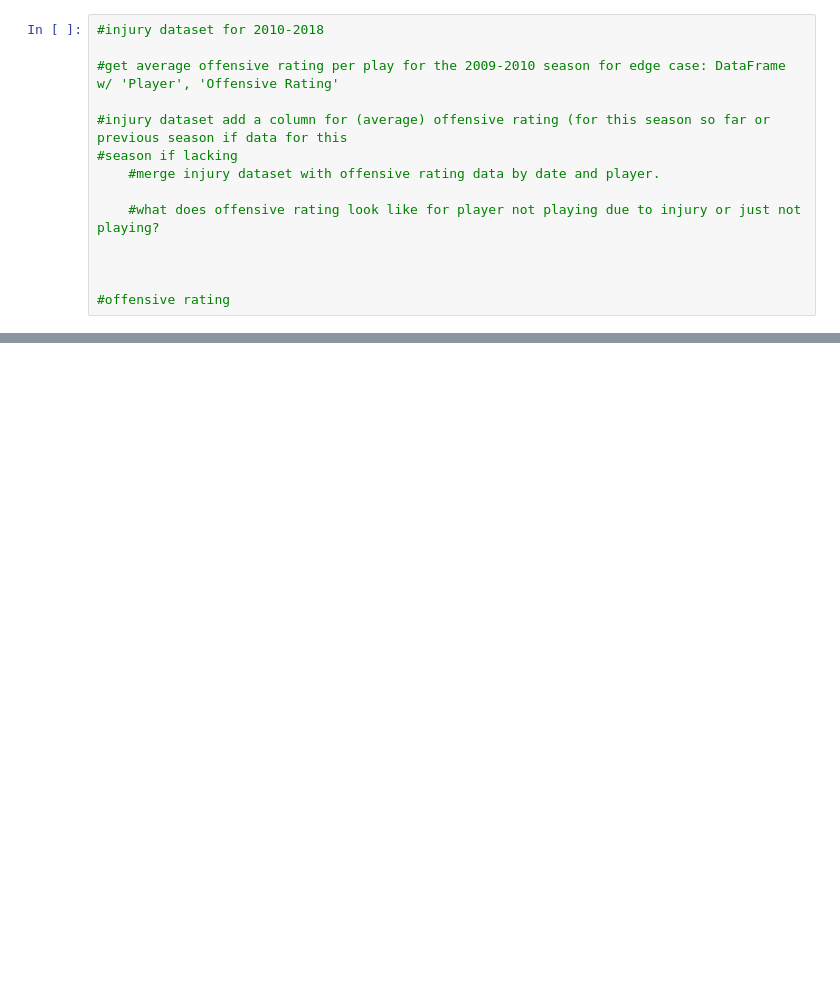
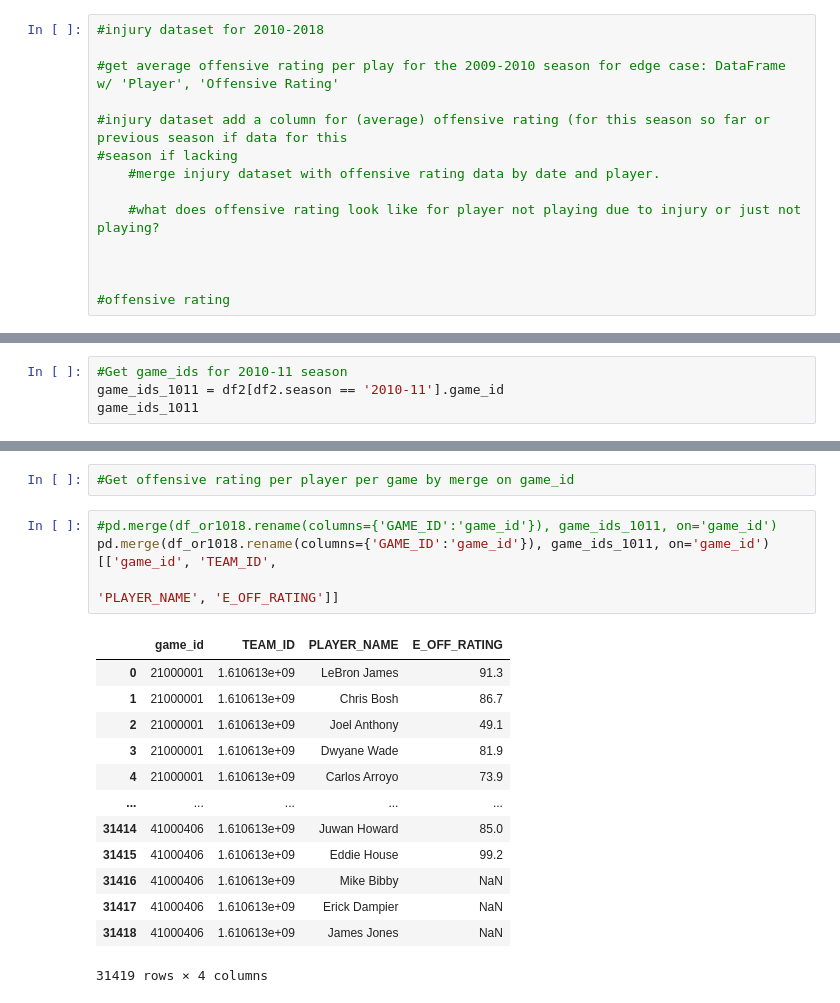
Before and after one commit to pauljacob/DSCapstone2, a Jupyter notebook: 02_Data_Wrangling/csvoutput_02_data_wrangling_6date_team_id_player_name_A_v3.ipynb, the cells around one changed output, grey strips where cells are left out. Cells and saved outputs as stored; diff of their text form; blank space fills up the shorter version.

```diff
--- a/02_Data_Wrangling/csvoutput_02_data_wrangling_6date_team_id_player_name_A_v3.ipynb
+++ b/02_Data_Wrangling/csvoutput_02_data_wrangling_6date_team_id_player_name_A_v3.ipynb
@@ -1007,0 +1056,4 @@ memory usage: 46.4+ MB
+# %%
+#Get game_ids for 2010-11 season
+game_ids_1011 = df2[df2.season == '2010-11'].game_id
+game_ids_1011
@@ -1007,0 +1073,20 @@ memory usage: 46.4+ MB
+# %%
+#Get offensive rating per player per game by merge on game_id
+# %%
+#pd.merge(df_or1018.rename(columns={'GAME_ID':'game_id'}), game_ids_1011, on='game_id')
+pd.merge(df_or1018.rename(columns={'GAME_ID':'game_id'}), game_ids_1011, on='game_id')[['game_id', 'TEAM_ID',
+                                                                                        'PLAYER_NAME', 'E_OFF_RATING']]
+# %% [output]
+|  | game_id | TEAM_ID | PLAYER_NAME | E_OFF_RATING |
+| 0 | 21000001 | 1.610613e+09 | LeBron James | 91.3 |
+| 1 | 21000001 | 1.610613e+09 | Chris Bosh | 86.7 |
+| 2 | 21000001 | 1.610613e+09 | Joel Anthony | 49.1 |
+| 3 | 21000001 | 1.610613e+09 | Dwyane Wade | 81.9 |
+| 4 | 21000001 | 1.610613e+09 | Carlos Arroyo | 73.9 |
+| ... | ... | ... | ... | ... |
+| 31414 | 41000406 | 1.610613e+09 | Juwan Howard | 85.0 |
+| 31415 | 41000406 | 1.610613e+09 | Eddie House | 99.2 |
+| 31416 | 41000406 | 1.610613e+09 | Mike Bibby | NaN |
+| 31417 | 41000406 | 1.610613e+09 | Erick Dampier | NaN |
+| 31418 | 41000406 | 1.610613e+09 | James Jones | NaN |
+31419 rows × 4 columns
```
Also changed, not shown: parts of 17 cells of this notebook.
